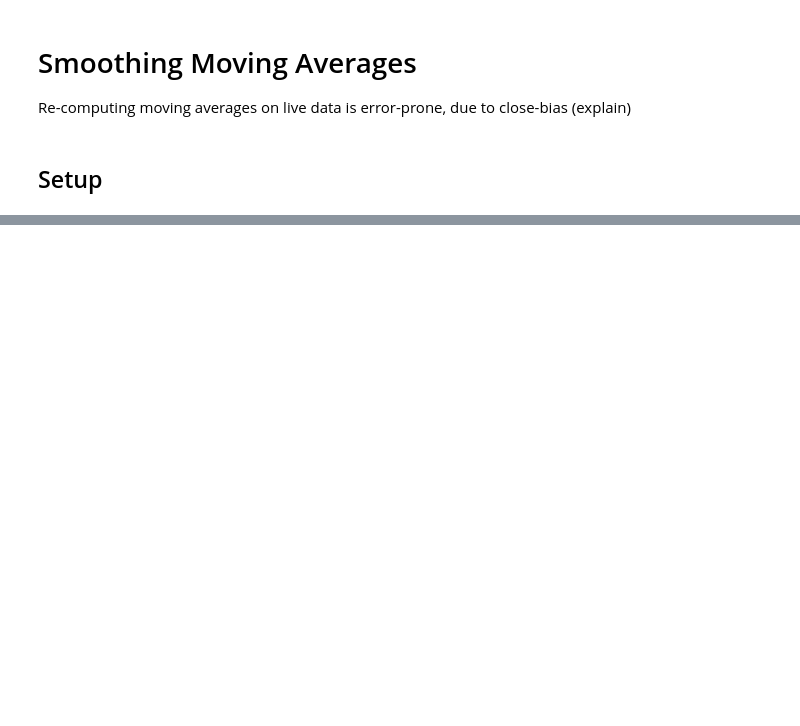
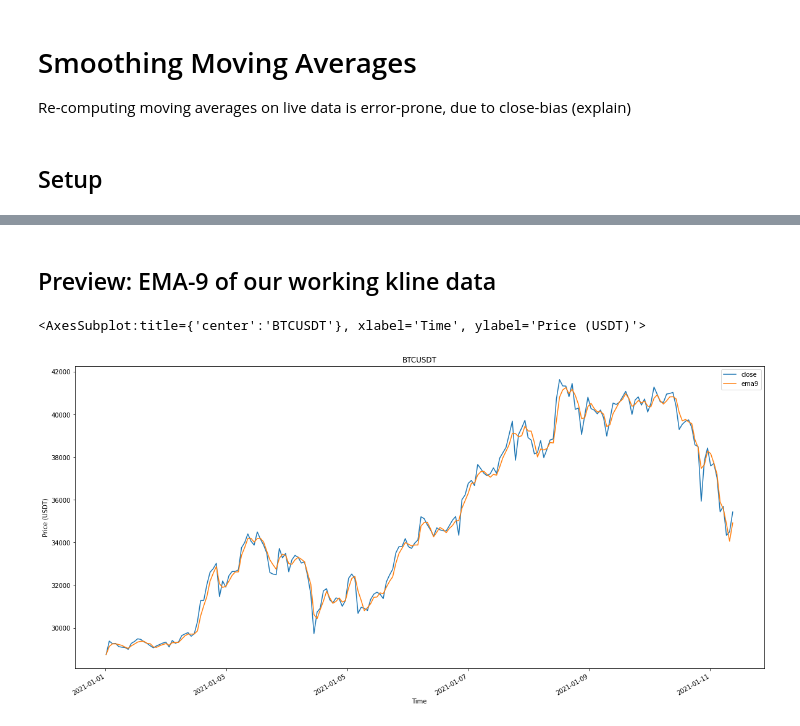
Before and after one commit to nth-commit/trade-algo-experiments, a Jupyter notebook: smoothing-moving-averages/main.ipynb, the cells around one changed output, grey strips where cells are left out. Saved outputs shown, nothing was run; the diff lists cells and outputs as text; code cells hidden in the pictures; blank space fills up the shorter version.

Commit message:
Smoothing moving average: Plot some sample data

```diff
--- a/smoothing-moving-averages/main.ipynb
+++ b/smoothing-moving-averages/main.ipynb
@@ -32,7 +36,10 @@ def fetch_klines(interval, start_timestamp, limit, close_timestamp = None):
   return response.json()
 
 def make_kline_df(kline_data):
-  kline_df = pd.DataFrame(map(lambda kline: kline[:7], kline_data), columns=['open_timestamp','open','high','low','close','volume','close_timestamp'])
+  kline_df = pd.DataFrame(map(lambda kline: kline[:7], kline_data), columns = ['open_timestamp', 'open', 'high', 'low', 'close', 'volume', 'close_timestamp'])
+
+  for float_col_name in ['open', 'high', 'low', 'close', 'volume']:
+    kline_df[float_col_name] = kline_df[float_col_name].astype(np.float64)
 
   kline_df['open_time'] = pd.to_datetime(kline_df['open_timestamp'], unit='ms')
   kline_df['close_time'] = pd.to_datetime(kline_df['close_timestamp'], unit='ms')
@@ -42,7 +49,7 @@ def make_kline_df(kline_data):
 
   kline_df = kline_df.set_index(['open_timestamp', 'close_timestamp'])
 
-  return kline_df
+  return kline_df.infer_objects()
 
 def to_binance_timestamp(dt):
   return int(dt.timestamp() * 1000)
@@ -116 +115,10 @@ incremental_kline_df
 15000 rows × 8 columns
+# %% [markdown]
+## Preview: EMA-9 of our working kline data
+# %%
+plot_sample_rate = 5
+kline_df_ema = kline_df.assign(ema9 = TA.EMA(kline_df))
+kline_df_ema[['close_time', 'close', 'ema9']].iloc[::plot_sample_rate, :].plot.line(x = 'close_time', figsize = (20, 10), title = 'BTCUSDT', xlabel = 'Time', ylabel = 'Price (USDT)')
+# %% [output]
+<AxesSubplot:title={'center':'BTCUSDT'}, xlabel='Time', ylabel='Price (USDT)'>
+[figure, added]
```
Also changed, not shown: parts of 4 cells of this notebook, 3 other files.
